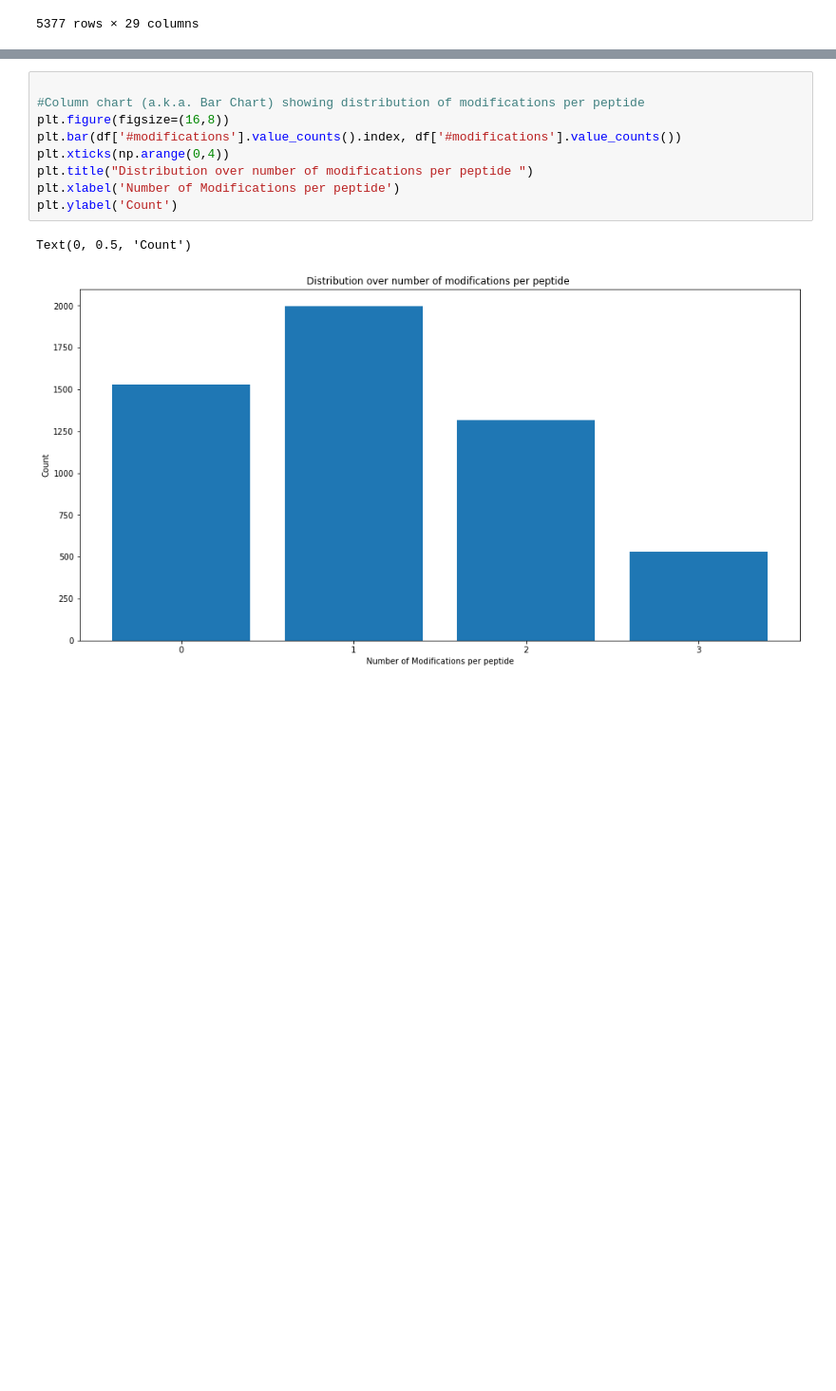
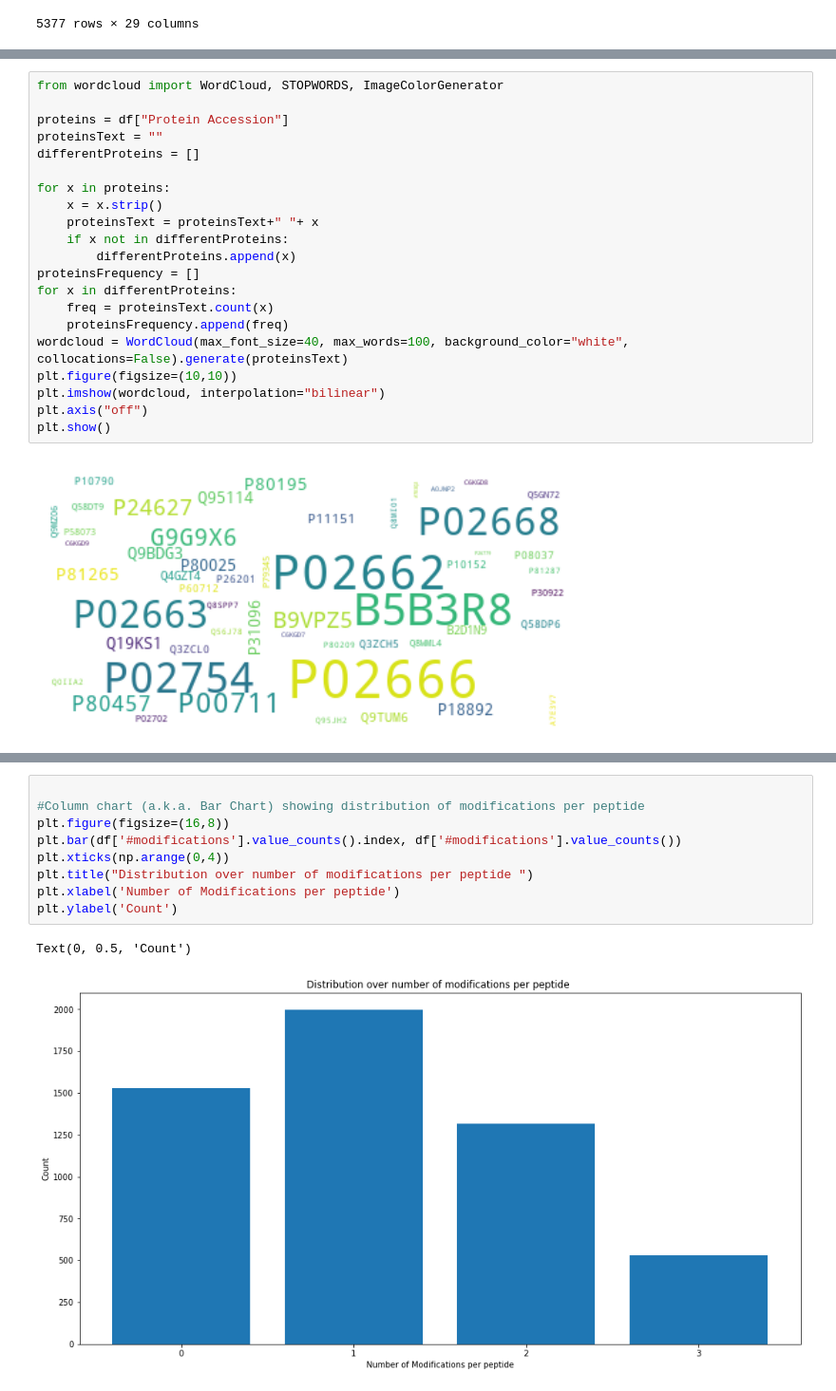
Before and after one commit to Munklinde96/Data_Visualization, a Jupyter notebook: tst_data_viz.ipynb, the cells around one changed output, grey strips where cells are left out. Shown at 95% size. Cells and saved outputs as stored; diff of their text form; blank space fills up the shorter version.

```diff
--- a/tst_data_viz.ipynb
+++ b/tst_data_viz.ipynb
@@ -37,3 +37,26 @@ Text(0, 0.5, 'Frequency')
+# %%
+from wordcloud import WordCloud, STOPWORDS, ImageColorGenerator
+
+proteins = df["Protein Accession"]
+proteinsText = ""
+differentProteins = []
+
+for x in proteins:
+    x = x.strip()
+    proteinsText = proteinsText+" "+ x
+    if x not in differentProteins:
+        differentProteins.append(x)
+proteinsFrequency = []
+for x in differentProteins:
+    freq = proteinsText.count(x)
+    proteinsFrequency.append(freq)
+wordcloud = WordCloud(max_font_size=40, max_words=100, background_color="white", collocations=False).generate(proteinsText)
+plt.figure(figsize=(10,10))
+plt.imshow(wordcloud, interpolation="bilinear")
+plt.axis("off")
+plt.show()
+# %% [output]
+[figure, added]
 # %%
 import numpy as np
 def count_no_of_modifications(ptm_str):
```
Also changed, not shown: parts of 13 cells of this notebook.
